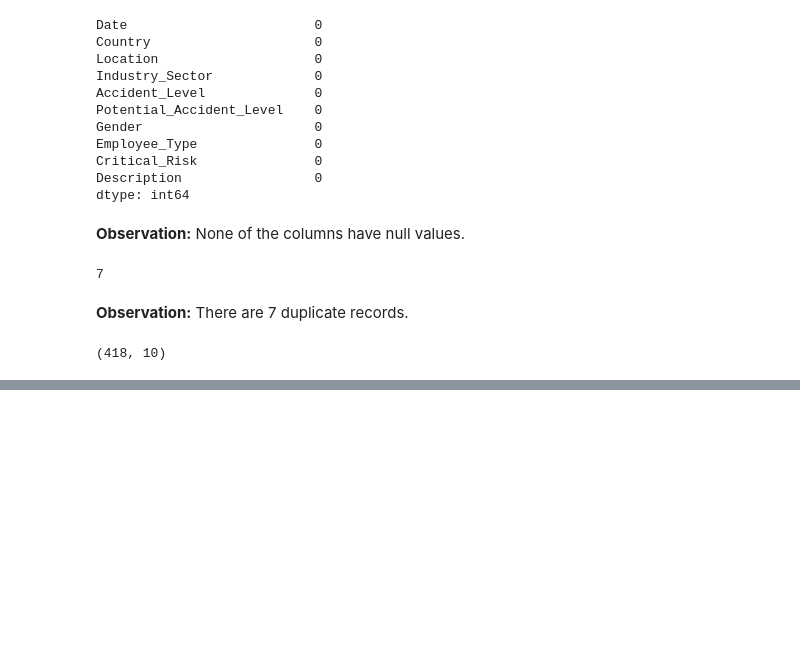
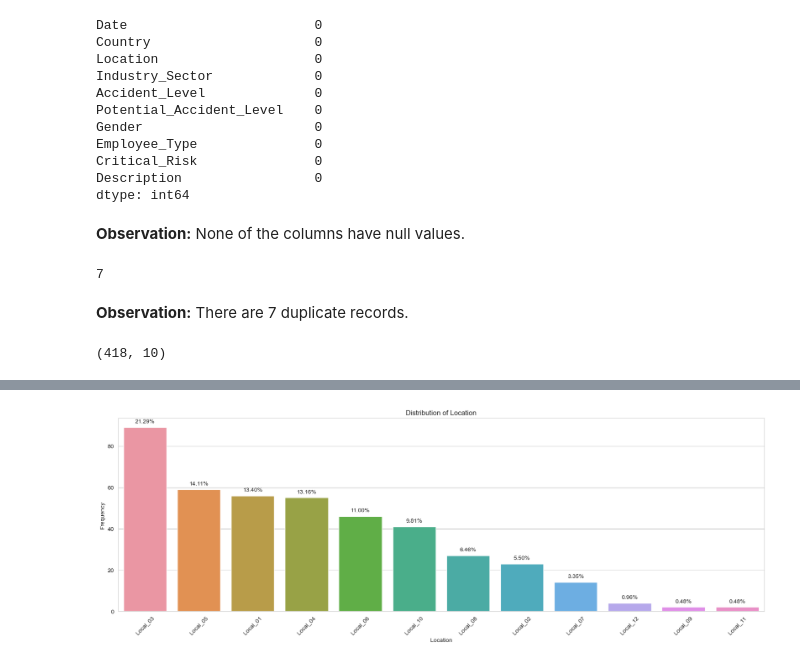
Before and after one commit to MeeruChandra/GL_NLP1_Group2, a Jupyter notebook: GLCapstone_NLP1.ipynb, the cells around one changed output, grey strips where cells are left out. Saved outputs shown, nothing was run; the diff lists cells and outputs as text; code cells hidden in the pictures; blank space fills up the shorter version.

```diff
--- a/GLCapstone_NLP1.ipynb
+++ b/GLCapstone_NLP1.ipynb
@@ -173,0 +251,4 @@ dtype: int64
+# %%
+plot_countplot(df_proc_1, 'Location')
+# %% [output]
+[figure, added]
```
Also changed, not shown: parts of 37 cells of this notebook, 1 other file.
